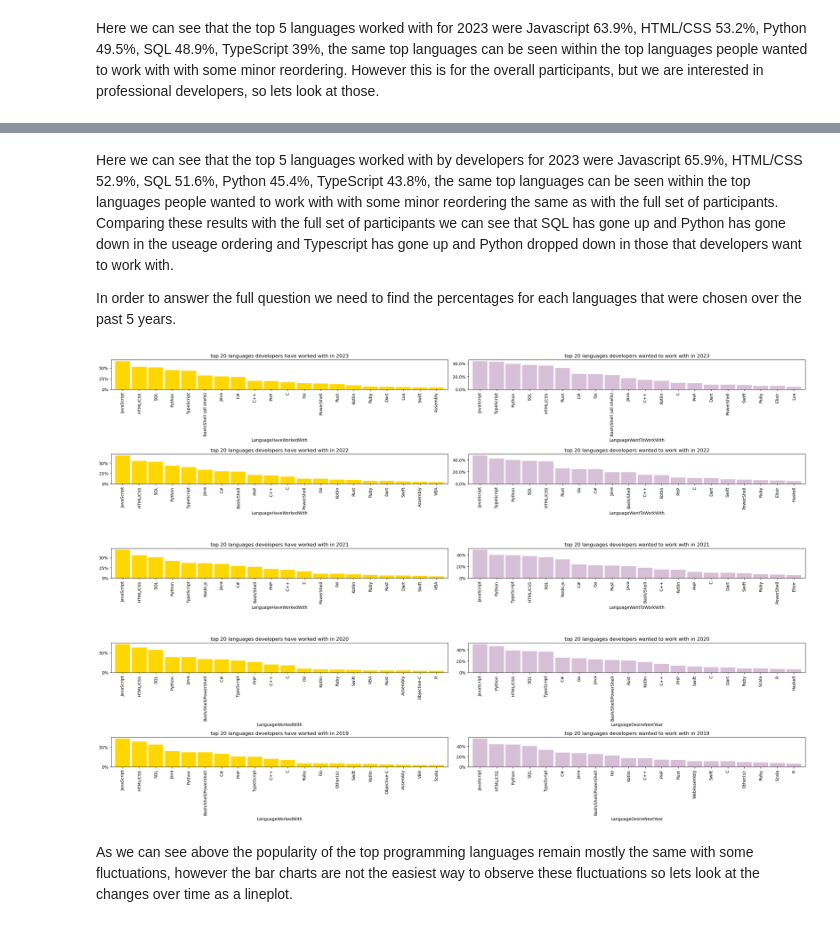
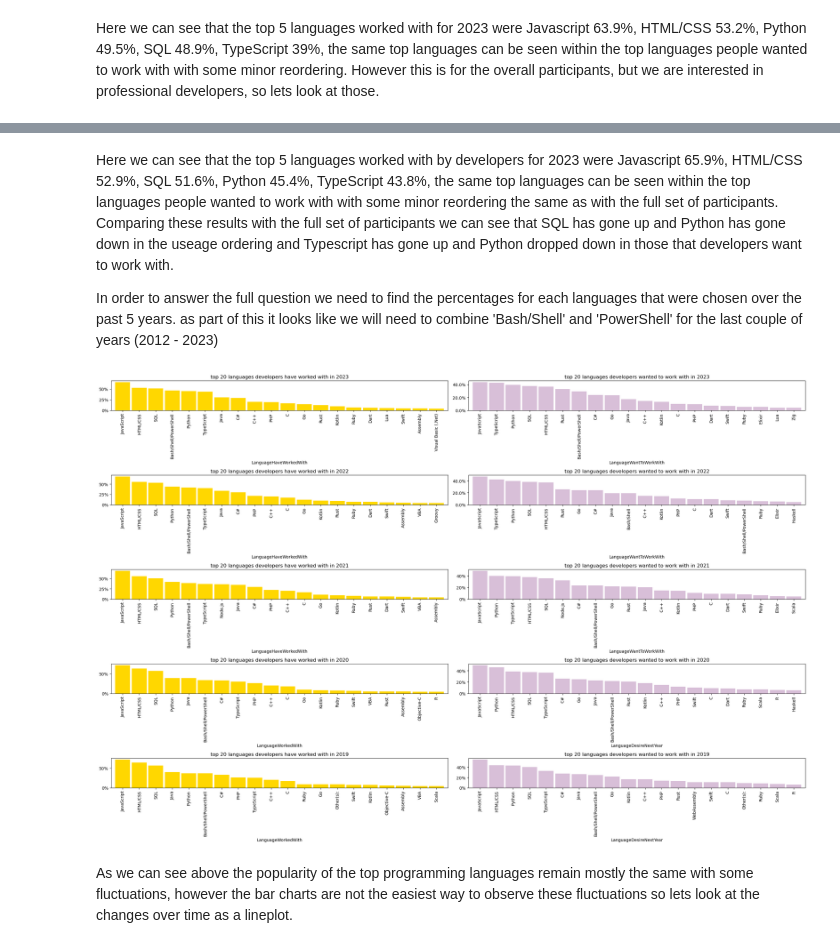
Before and after one commit to Duella12345/stack-overflow-pay, a Jupyter notebook: HighPayLanguagesStats.ipynb, the cells around one changed output, grey strips where cells are left out. Drawn from its saved outputs; the diff is of its cells as text; code cells hidden in the pictures.

```diff
--- a/HighPayLanguagesStats.ipynb
+++ b/HighPayLanguagesStats.ipynb
@@ -37,5 +43,9 @@ df_2020.head()
 
 # schema_2023.head()
 
-df_2020.columns
+df_2023.columns
+
+df_2023['CurrencyCode'] = df_2023['Currency'].str[:3]
+
+df_2023['CurrencyCode']
 # %% [output]
@@ -172,7 +200,7 @@ Name: count, dtype: float64
 # %% [markdown]
 Here we can see that the top 5 languages worked with by developers for 2023 were Javascript 65.9%, HTML/CSS 52.9%, SQL 51.6%, Python 45.4%, TypeScript 43.8%, the same top languages can be seen within the top languages people wanted to work with with some minor reordering the same as with the full set of participants. Comparing these results with the full set of participants we can see that SQL has gone up and Python has gone down in the useage ordering and Typescript has gone up and Python dropped down in those that developers want to work with.
 
-In order to answer the full question we need to find the percentages for each languages that were chosen over the past 5 years.
+In order to answer the full question we need to find the percentages for each languages that were chosen over the past 5 years. as part of this it looks like we will need to combine 'Bash/Shell' and 'PowerShell' for the last couple of years (2012 - 2023)
 # %%
 #create developer only dataframe
 developers_23 = df_2023.loc[df_2023['MainBranch'] == 'I am a developer by profession']
@@ -182,9 +210,9 @@ developers_20 = df_2020.loc[df_2020['MainBranch'] == 'I am a developer by profes
 developers_19 = df_2019.loc[df_2019['MainBranch'] == 'I am a developer by profession']
 
 # drop nas split into list and explode into rows
-language_count_dev_23 = developers_23.LanguageHaveWorkedWith.dropna(axis=0, how='any').str.split(';').explode()
-language_count_dev_22 = developers_22.LanguageHaveWorkedWith.dropna(axis=0, how='any').str.split(';').explode()
-language_count_dev_21 = developers_21.LanguageHaveWorkedWith.dropna(axis=0, how='any').str.split(';').explode()
+language_count_dev_23 = developers_23.LanguageHaveWorkedWith.dropna(axis=0, how='any').str.split(';').explode().replace({'Bash/Shell (all shells)': 'Bash/Shell/PowerShell', 'PowerShell': 'Bash/Shell/PowerShell'})
+language_count_dev_22 = developers_22.LanguageHaveWorkedWith.dropna(axis=0, how='any').str.split(';').explode().replace({'Bash/Shell': 'Bash/Shell/PowerShell', 'PowerShell': 'Bash/Shell/PowerShell'})
+language_count_dev_21 = developers_21.LanguageHaveWorkedWith.dropna(axis=0, how='any').str.split(';').explode().replace({'Bash/Shell': 'Bash/Shell/PowerShell', 'PowerShell': 'Bash/Shell/PowerShell'})
 language_count_dev_20 = developers_20.LanguageWorkedWith.dropna(axis=0, how='any').str.split(';').explode()
 language_count_dev_19 = developers_19.LanguageWorkedWith.dropna(axis=0, how='any').str.split(';').explode()
 #count values
@@ -223,9 +251,9 @@ ax13.set_title("top 20 languages developers have worked with in 2019")
 ax13.yaxis.set_major_formatter(mtick.PercentFormatter())
 
 # drop nas split into list and explode into rows
-language_want_count_dev_23 = developers_23.LanguageWantToWorkWith.dropna(axis=0, how='any').str.split(';').explode()
-language_want_count_dev_22 = developers_22.LanguageWantToWorkWith.dropna(axis=0, how='any').str.split(';').explode()
-language_want_count_dev_21 = developers_21.LanguageWantToWorkWith.dropna(axis=0, how='any').str.split(';').explode()
+language_want_count_dev_23 = developers_23.LanguageWantToWorkWith.dropna(axis=0, how='any').str.split(';').explode().replace({'Bash/Shell (all shells)': 'Bash/Shell/PowerShell', 'PowerShell': 'Bash/Shell/PowerShell'})
+language_want_count_dev_22 = developers_22.LanguageWantToWorkWith.dropna(axis=0, how='any').str.split(';').explode().replace({'Bash/Shel': 'Bash/Shell/PowerShell', 'PowerShell': 'Bash/Shell/PowerShell'})
+language_want_count_dev_21 = developers_21.LanguageWantToWorkWith.dropna(axis=0, how='any').str.split(';').explode().replace({'Bash/Shell': 'Bash/Shell/PowerShell', 'PowerShell': 'Bash/Shell/PowerShell'})
 language_want_count_dev_20 = developers_20.LanguageDesireNextYear.dropna(axis=0, how='any').str.split(';').explode()
 language_want_count_dev_19 = developers_19.LanguageDesireNextYear.dropna(axis=0, how='any').str.split(';').explode()
 #count values
@@ -237,34 +265,34 @@ language_want_count_dev_19 = language_want_count_dev_19.value_counts()
 
 # bar chart 2
 (language_want_count_dev_23[0:20] * 100 / developers_23.LanguageWantToWorkWith.dropna(axis=0, how='any').shape[0]).plot.bar(color='thistle', width=0.9, ax=ax6);
 ax6.set_title("top 20 languages developers wanted to work with in 2023")
 ax6.yaxis.set_major_formatter(mtick.PercentFormatter())
 
 # bar chart 4
 (language_want_count_dev_22[0:20] * 100 / developers_22.LanguageWantToWorkWith.dropna(axis=0, how='any').shape[0]).plot.bar(color='thistle', width=0.9, ax=ax8);
 ax8.set_title("top 20 languages developers wanted to work with in 2022")
 ax8.yaxis.set_major_formatter(mtick.PercentFormatter())
 
 # bar chart 6
 (language_want_count_dev_21[0:20] * 100 / developers_21.LanguageWantToWorkWith.dropna(axis=0, how='any').shape[0]).plot.bar(color='thistle', width=0.9, ax=ax10);
 ax10.set_title("top 20 languages developers wanted to work with in 2021")
 ax10.yaxis.set_major_formatter(mtick.PercentFormatter())
 
 # bar chart 8
 (language_want_count_dev_20[0:20] * 100 / developers_20.LanguageDesireNextYear.dropna(axis=0, how='any').shape[0]).plot.bar(color='thistle', width=0.9, ax=ax12);
 ax12.set_title("top 20 languages developers wanted to work with in 2020")
 ax12.yaxis.set_major_formatter(mtick.PercentFormatter())
 
 # bar chart 2
 (language_want_count_dev_19[0:20] * 100 / developers_19.LanguageDesireNextYear.dropna(axis=0, how='any').shape[0]).plot.bar(color='thistle', width=0.9, ax=ax14);
 ax14.set_title("top 20 languages developers wanted to work with in 2019")
 ax14.yaxis.set_major_formatter(mtick.PercentFormatter())
 
 # display plots
 plt.tight_layout()
 plt.show()
 # %% [output]
-[figure, old version]
+[figure, new version]
 # %% [markdown]
 As we can see above the popularity of the top programming languages remain mostly the same with some fluctuations, however the bar charts are not the easiest way to observe these fluctuations so lets look at the changes over time as a lineplot.
 # %%
```
Also changed, not shown: parts of 9 cells of this notebook.
